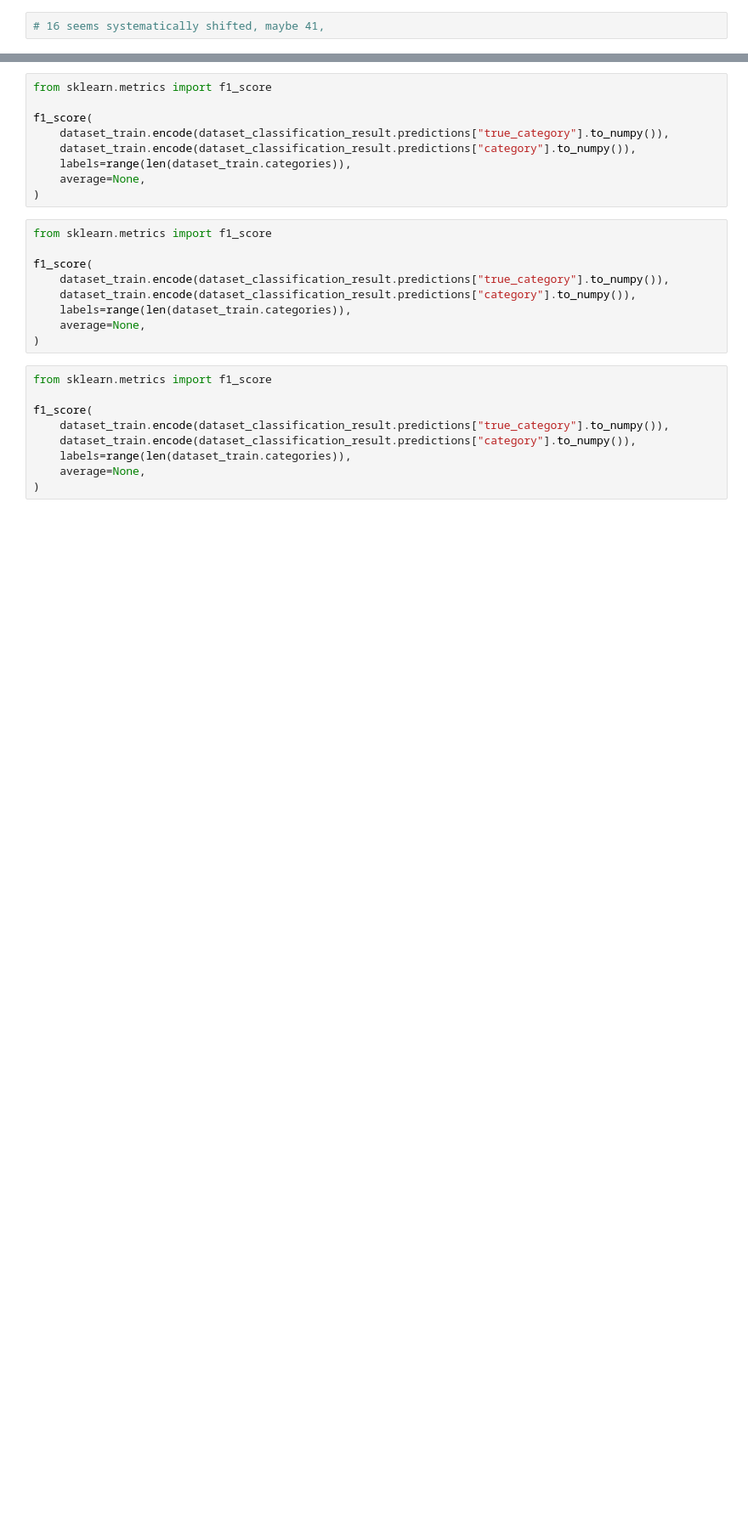
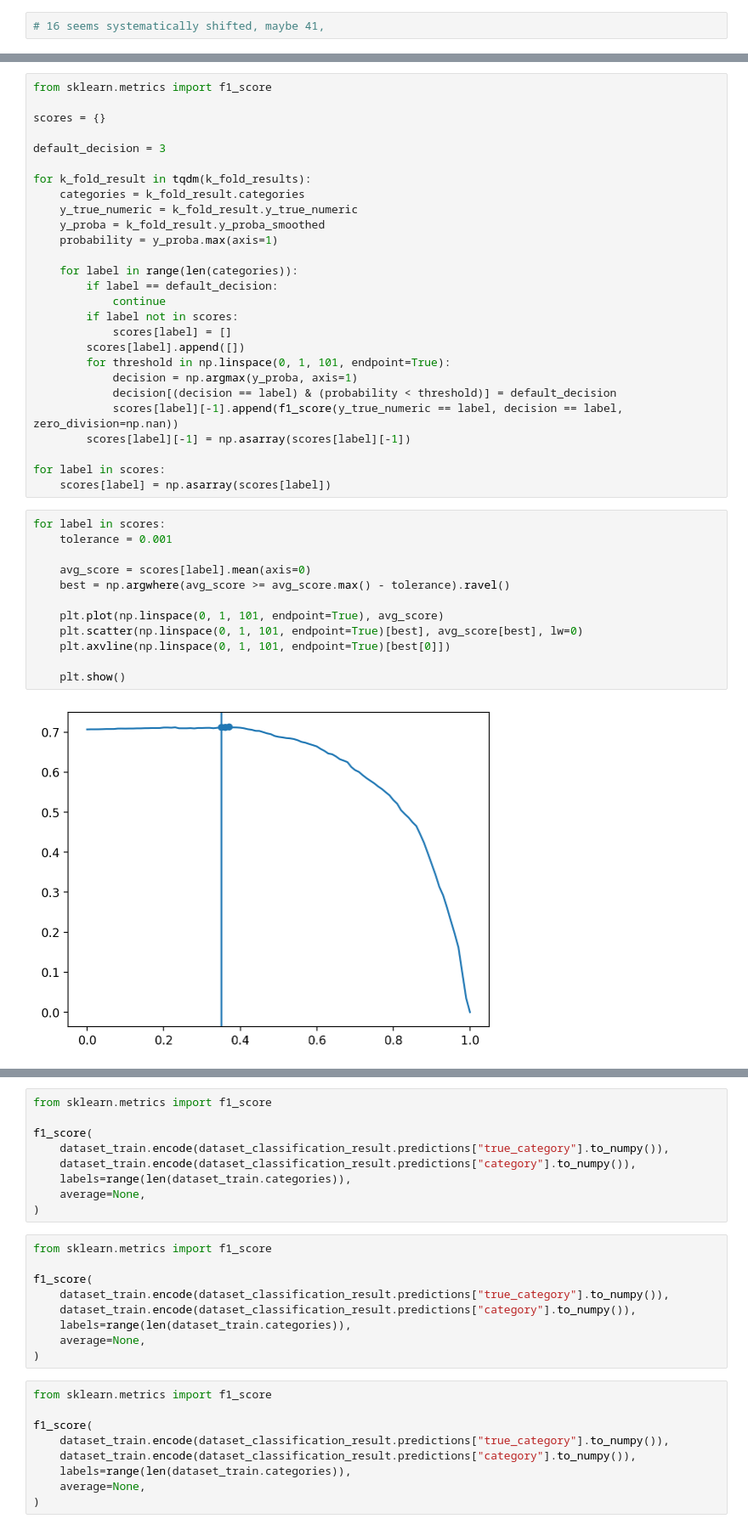
Before and after one commit to pnuehrenberg/vassi, a Jupyter notebook: examples/classification.ipynb, the cells around one changed output, grey strips where cells are left out. Shown at 85% size. Drawn from its saved outputs; the diff is of its cells as text; blank space fills up the shorter version.

```diff
--- a/examples/classification.ipynb
+++ b/examples/classification.ipynb
@@ -158,0 +279,41 @@ plot_classification_timeline(
+# %%
+from sklearn.metrics import f1_score
+
+scores = {}
+
+default_decision = 3
+
+for k_fold_result in tqdm(k_fold_results):
+    categories = k_fold_result.categories
+    y_true_numeric = k_fold_result.y_true_numeric
+    y_proba = k_fold_result.y_proba_smoothed
+    probability = y_proba.max(axis=1)
+
+    for label in range(len(categories)):
+        if label == default_decision:
+            continue
+        if label not in scores:
+            scores[label] = []
+        scores[label].append([])
+        for threshold in np.linspace(0, 1, 101, endpoint=True):
+            decision = np.argmax(y_proba, axis=1)
+            decision[(decision == label) & (probability < threshold)] = default_decision
+            scores[label][-1].append(f1_score(y_true_numeric == label, decision == label, zero_division=np.nan))
+        scores[label][-1] = np.asarray(scores[label][-1])
+
+for label in scores:
+    scores[label] = np.asarray(scores[label])
+# %%
+for label in scores:
+    tolerance = 0.001
+
+    avg_score = scores[label].mean(axis=0)
+    best = np.argwhere(avg_score >= avg_score.max() - tolerance).ravel()
+
+    plt.plot(np.linspace(0, 1, 101, endpoint=True), avg_score)
+    plt.scatter(np.linspace(0, 1, 101, endpoint=True)[best], avg_score[best], lw=0)
+    plt.axvline(np.linspace(0, 1, 101, endpoint=True)[best[0]])
+
+    plt.show()
+# %% [output]
+[figure, added]
```
Also changed, not shown: parts of 17 cells of this notebook, 21 other files.
